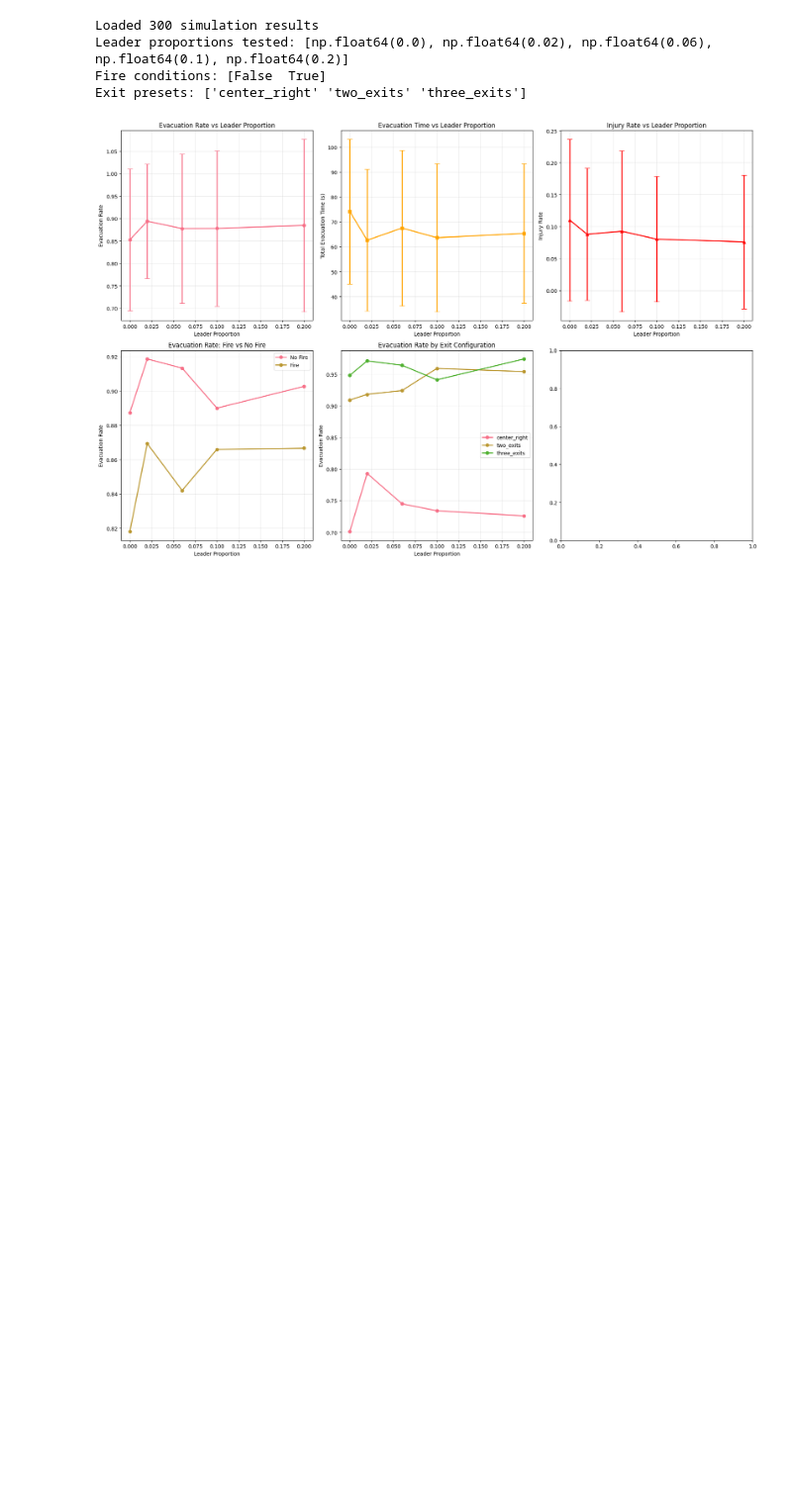
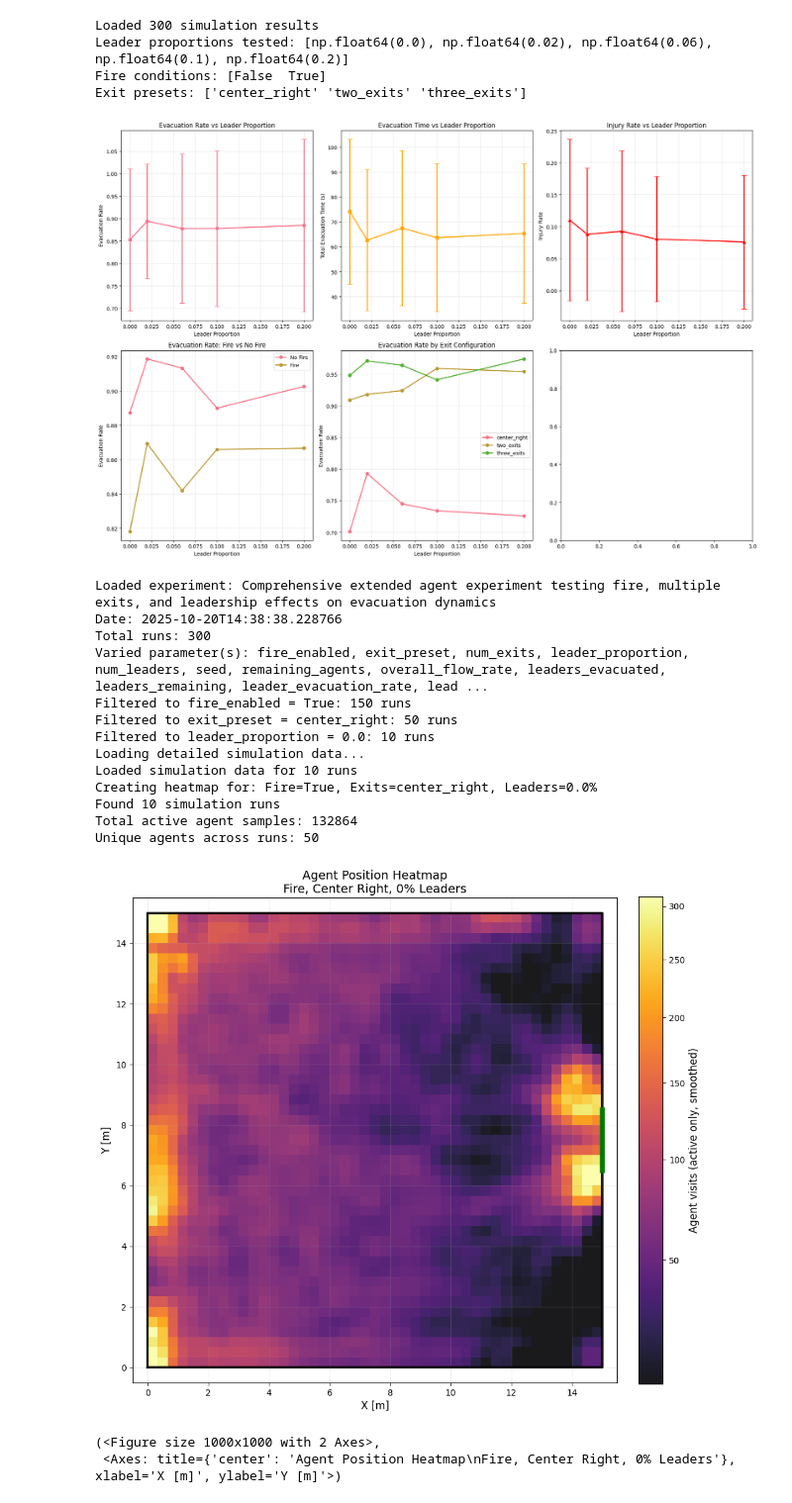
Before and after one commit to NikiLalev/dmas_project, a Jupyter notebook: src/experiments.ipynb, the cells around one changed output. Shown at 99% size. Cells and saved outputs as stored; diff of their text form; code cells hidden in the pictures; blank space fills up the shorter version.

```diff
--- a/src/experiments.ipynb
+++ b/src/experiments.ipynb
@@ -1525,0 +1720,29 @@ plt.show()
+# %%
+# Load experiment directory
+exp_dir = Path("experiments/extended_agents_full_20251020_143838")
+
+# Generate heatmap for a condition :)
+create_condition_heatmap(
+    exp_dir,
+    fire_enabled=True,
+    exit_preset="center_right",
+    leader_proportion=0.00,
+    save_plots=False
+)
+# %% [output]
+Loaded experiment: Comprehensive extended agent experiment testing fire, multiple exits, and leadership effects on evacuation dynamics
+Date: 2025-10-20T14:38:38.228766
+Total runs: 300
+Varied parameter(s): fire_enabled, exit_preset, num_exits, leader_proportion, num_leaders, seed, remaining_agents, overall_flow_rate, leaders_evacuated, leaders_remaining, leader_evacuation_rate, lead ...
+Filtered to fire_enabled = True: 150 runs
+Filtered to exit_preset = center_right: 50 runs
+Filtered to leader_proportion = 0.0: 10 runs
+Loading detailed simulation data...
+Loaded simulation data for 10 runs
+Creating heatmap for: Fire=True, Exits=center_right, Leaders=0.0%
+Found 10 simulation runs
+Total active agent samples: 132864
+Unique agents across runs: 50
+[figure, added]
+(<Figure size 1000x1000 with 2 Axes>,
+ <Axes: title={'center': 'Agent Position Heatmap\nFire, Center Right, 0% Leaders'}, xlabel='X [m]', ylabel='Y [m]'>)
```
Also changed, not shown: parts of 2 cells of this notebook.
